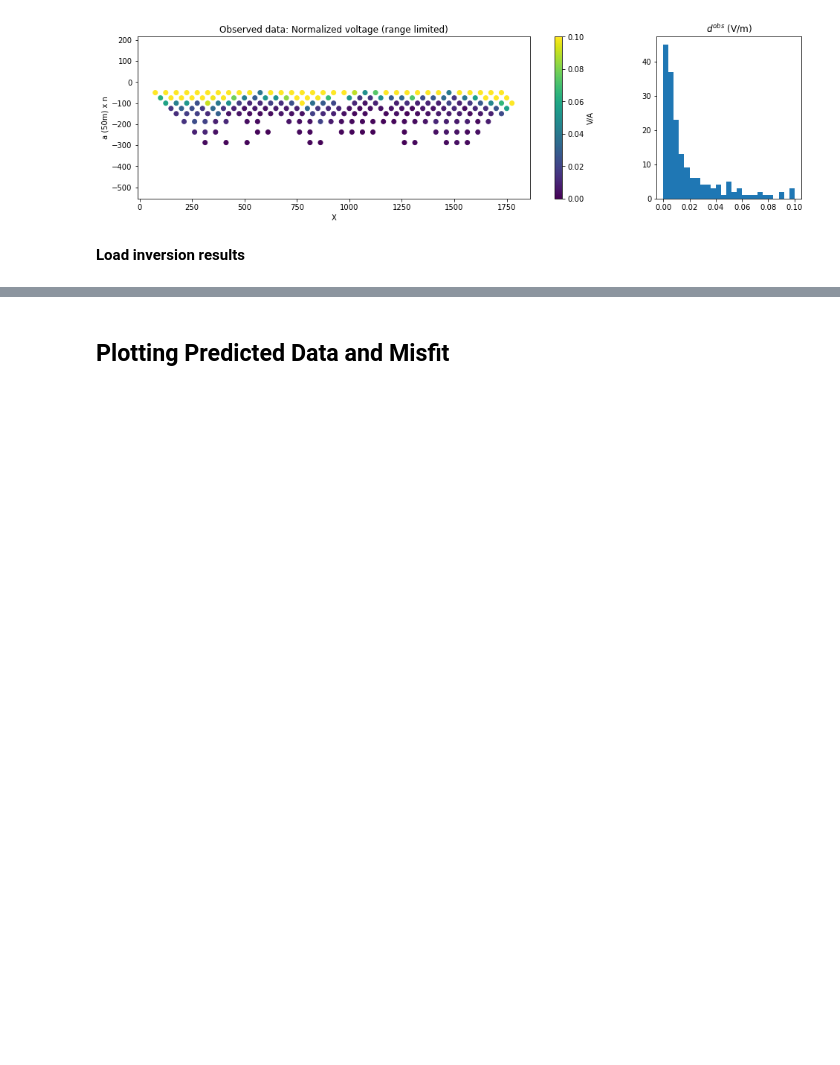
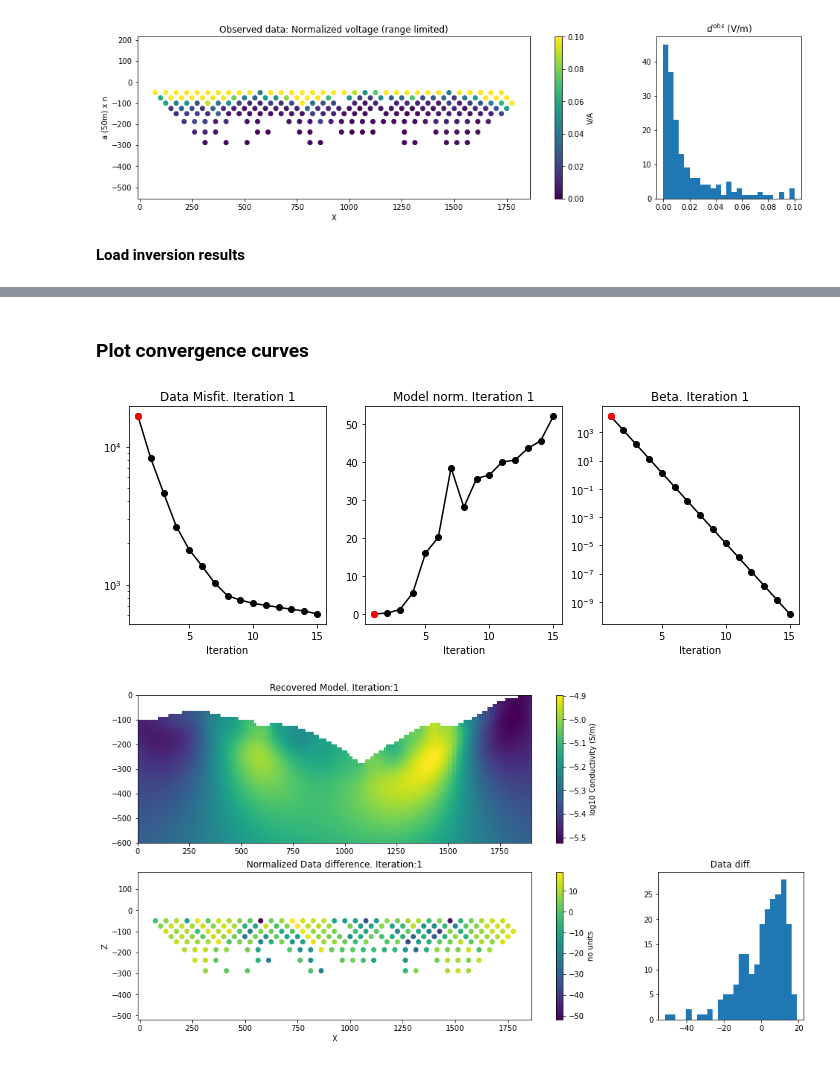
Before and after one commit to Rockpointgeo/rendez-vous-2021, a Jupyter notebook: rv-noise_est_pt2.ipynb, the cells around one changed output, grey strips where cells are left out. Drawn from its saved outputs; the diff is of its cells as text; code cells hidden in the pictures; blank space fills up the shorter version.

```diff
--- a/rv-noise_est_pt2.ipynb
+++ b/rv-noise_est_pt2.ipynb
@@ -653,2 +70,0 @@ plt.show()
-# %% [markdown]
-## Plotting Predicted Data and Misfit
@@ -689,0 +71,36 @@ plt.show()
+# %%
+# load file
+inv_5_per_filename = Path(results_path / "inv_std_dc_5_per.pkl")
+inv_5_per_dict = load_results_dict(inv_5_per_filename)
+# get variables out of the dict into the setup namespace inv1
+inv_5per = SimpleNamespace(**inv_5_per_dict)
+# %% [markdown]
+### Plot convergence curves
+# %%
+def plot_results(it, setup_dict, inv_dict, clim=None):
+    plot_conv_curve(inv_dict.phi_d, inv_dict.phi_m, inv_dict.beta, it=it)
+    plot_inv_result(it, setup_dict.mesh, inv_dict.inv_out[it]['m'], setup_dict.plotting_map,
+                    inv_dict.inv_out[it]['dpred'], setup_dict.dc_data.dobs, inv_dict.std_dc,
+                    setup_dict.mid_x, setup_dict.mid_z, core_defn=setup_dict.core_defn, clim=clim)
+
+def plot_model_wrapper(it, setup_dict, inv_dict, title_str, clim=None):
+    title_str = title_str + f" at iteration {it}"
+    plot_model(setup_dict.mesh, inv_dict.inv_out[it]['m'], setup_dict.plotting_map, core_defn=setup_dict.core_defn,
+               clim=clim, title=title_str,
+               cbar_title='S/m')
+
+def plot_data_diff_wrapper(it, setup_dict, inv_dict, title_str, data_lim=None):
+    title_str = title_str + f" at iteration {it}"
+    data_diff = (setup_dict.dc_data.dobs - inv_dict.inv_out[it]['dpred'])/inv_dict.std_dc
+    plot_data(np.c_[setup_dict.mid_x, setup_dict.mid_z, data_diff],
+              data_lim=data_lim, data_title=title_str,
+              x_label='X', y_label='Z', cbar_title='no units', bins=25,
+              hist_title='Data diff')
+# %%
+#iteration 1
+# clim=[-6, -1]
+clim=None
+plot_results(1, s, inv_5per, clim)
+# %% [output]
+[figure, added]
+[figure, added]
```
Also changed, not shown: parts of 63 cells of this notebook, 12 other files.
